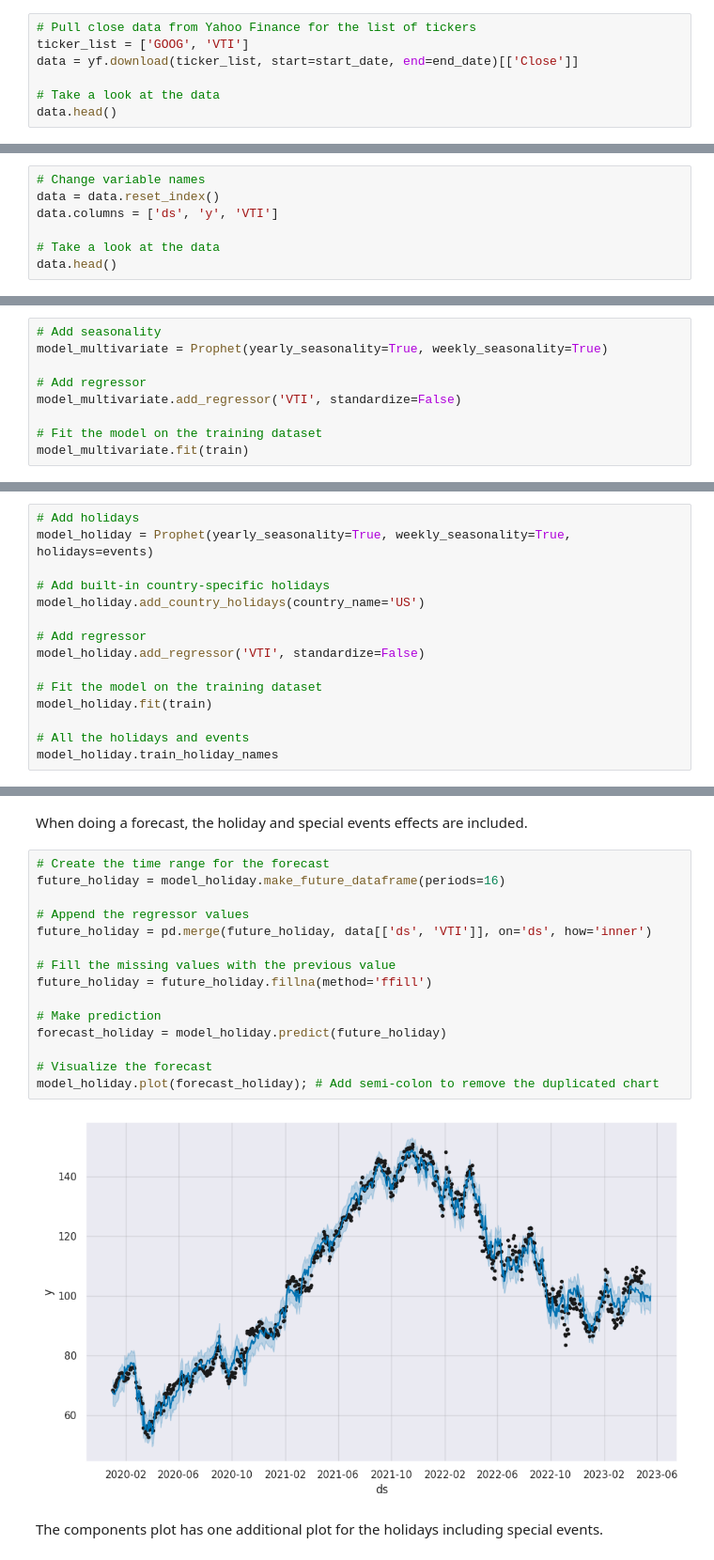
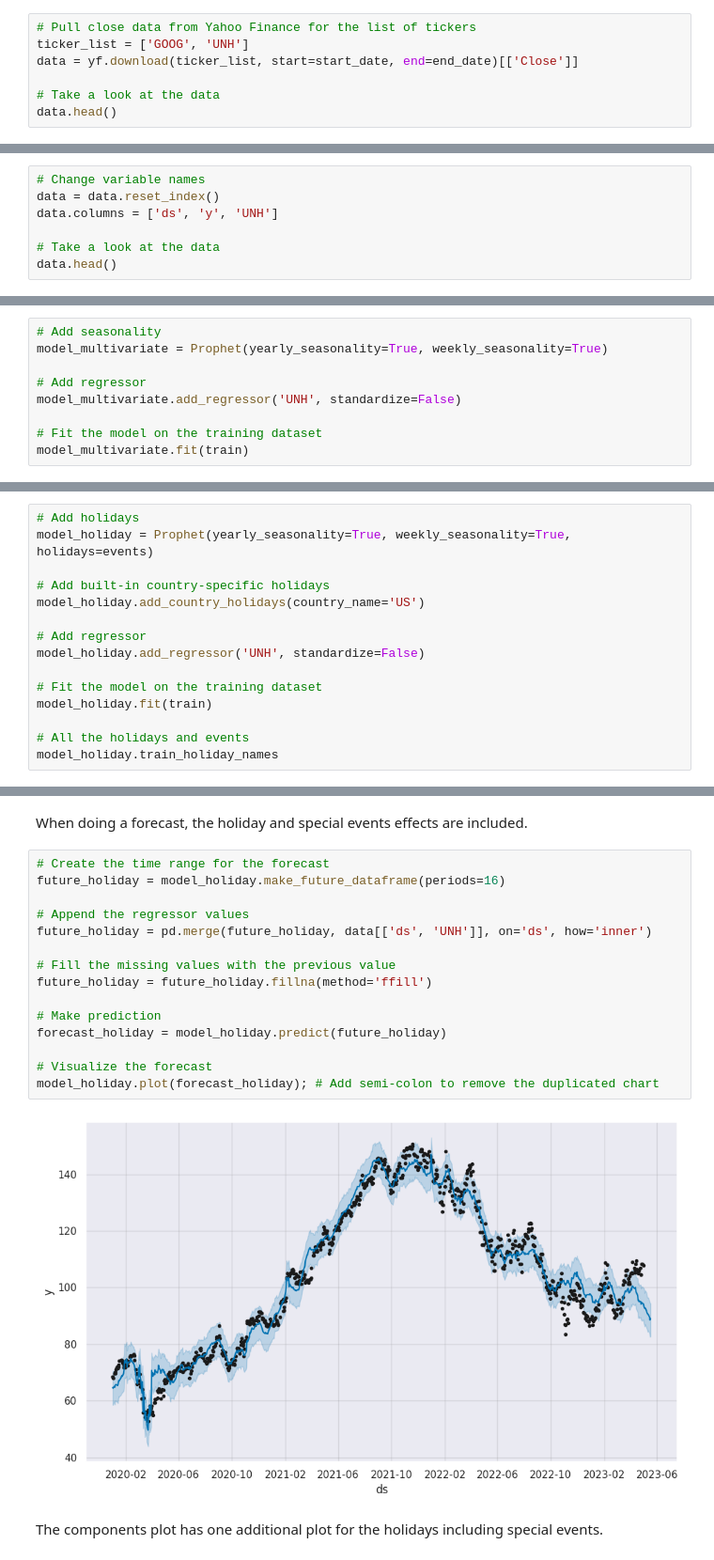
Before and after one commit to HowardHNguyen/ML_DL_Time_Series_by_Python, a Jupyter notebook: Multivariate_Time_Series_Forecasting_with_Seasonality_and_Holiday_Effect_Using_Prophet_in_Python.ipynb, the cells around one changed output, grey strips where cells are left out. Shown at 94% size. Drawn from its saved outputs; the diff is of its cells as text.

```diff
--- a/Multivariate_Time_Series_Forecasting_with_Seasonality_and_Holiday_Effect_Using_Prophet_in_Python.ipynb
+++ b/Multivariate_Time_Series_Forecasting_with_Seasonality_and_Holiday_Effect_Using_Prophet_in_Python.ipynb
@@ -91,6 +91,6 @@ The goal of the time series model is to predict the closing price of Google stoc
 # %%
 # Pull close data from Yahoo Finance for the list of tickers
-ticker_list = ['GOOG', 'VTI']
+ticker_list = ['GOOG', 'UNH']
 data = yf.download(ticker_list, start=start_date, end=end_date)[['Close']]
 
 # Take a look at the data
@@ -170,7 +170,7 @@ Prophet requires at least two columns as inputs: a `ds` column and a `y` column.
 # %%
 # Change variable names
 data = data.reset_index()
-data.columns = ['ds', 'y', 'VTI']
+data.columns = ['ds', 'y', 'UNH']
 
 # Take a look at the data
 data.head()
@@ -392,7 +392,7 @@ VTI is chosen as a convenient example of illustrating the process of building a
 model_multivariate = Prophet(yearly_seasonality=True, weekly_seasonality=True)
 
 # Add regressor
-model_multivariate.add_regressor('VTI', standardize=False)
+model_multivariate.add_regressor('UNH', standardize=False)
 
 # Fit the model on the training dataset
 model_multivariate.fit(train)
@@ -532,7 +532,7 @@ model_holiday = Prophet(yearly_seasonality=True, weekly_seasonality=True, holida
 model_holiday.add_country_holidays(country_name='US')
 
 # Add regressor
-model_holiday.add_regressor('VTI', standardize=False)
+model_holiday.add_regressor('UNH', standardize=False)
 
 # Fit the model on the training dataset
 model_holiday.fit(train)
@@ -576,20 +576,20 @@ When doing a forecast, the holiday and special events effects are included.
 # %%
 # Create the time range for the forecast
 future_holiday = model_holiday.make_future_dataframe(periods=16)
 
 # Append the regressor values
-future_holiday = pd.merge(future_holiday, data[['ds', 'VTI']], on='ds', how='inner')
+future_holiday = pd.merge(future_holiday, data[['ds', 'UNH']], on='ds', how='inner')
 
 # Fill the missing values with the previous value
 future_holiday = future_holiday.fillna(method='ffill')
 
 # Make prediction
 forecast_holiday = model_holiday.predict(future_holiday)
 
 # Visualize the forecast
 model_holiday.plot(forecast_holiday); # Add semi-colon to remove the duplicated chart
 # %% [output]
-[figure, old version]
+[figure, new version]
 # %% [markdown]
 The components plot has one additional plot for the holidays including special events.
 # %%
```
Also changed, not shown: parts of 28 cells of this notebook.
